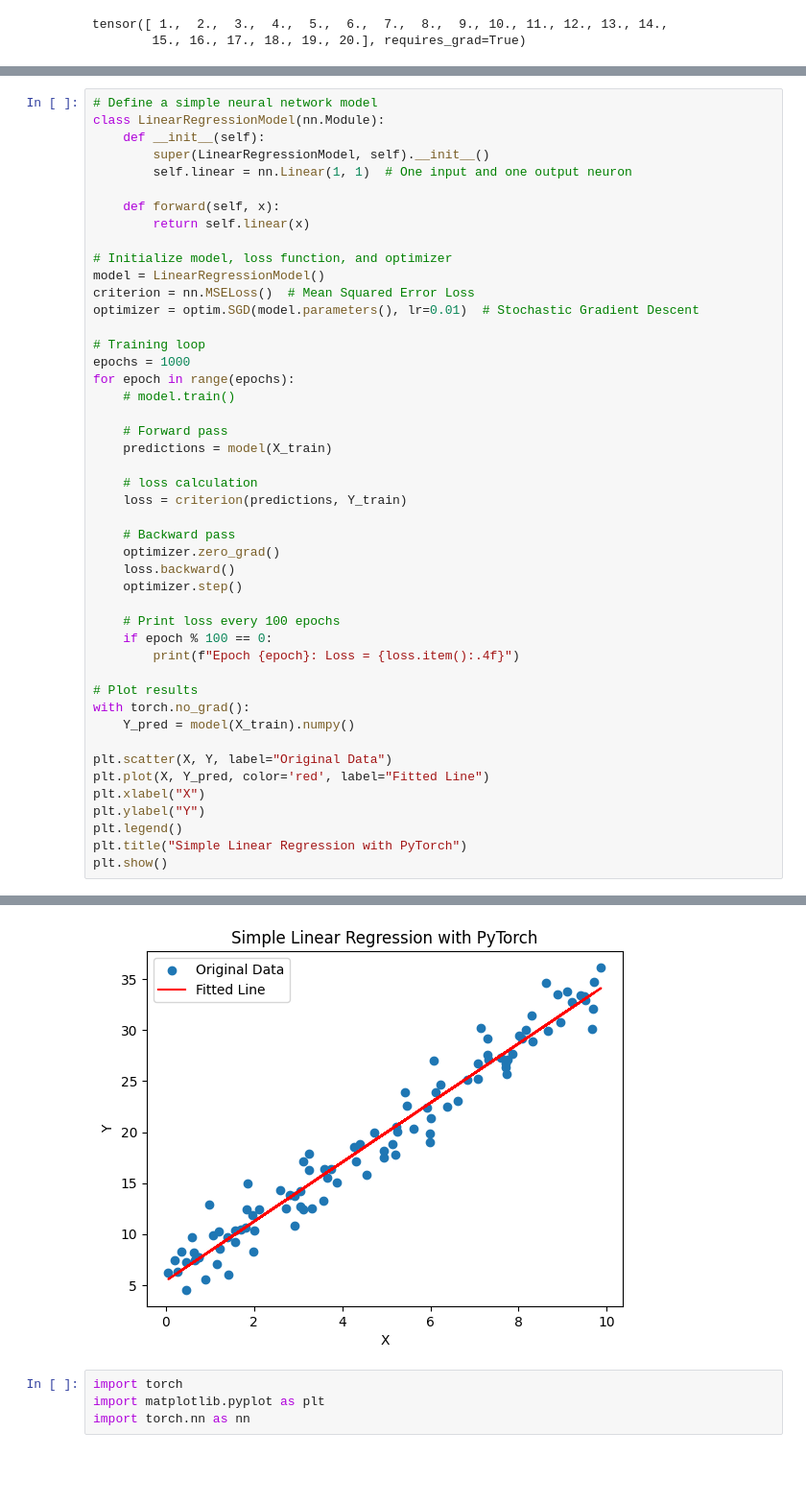
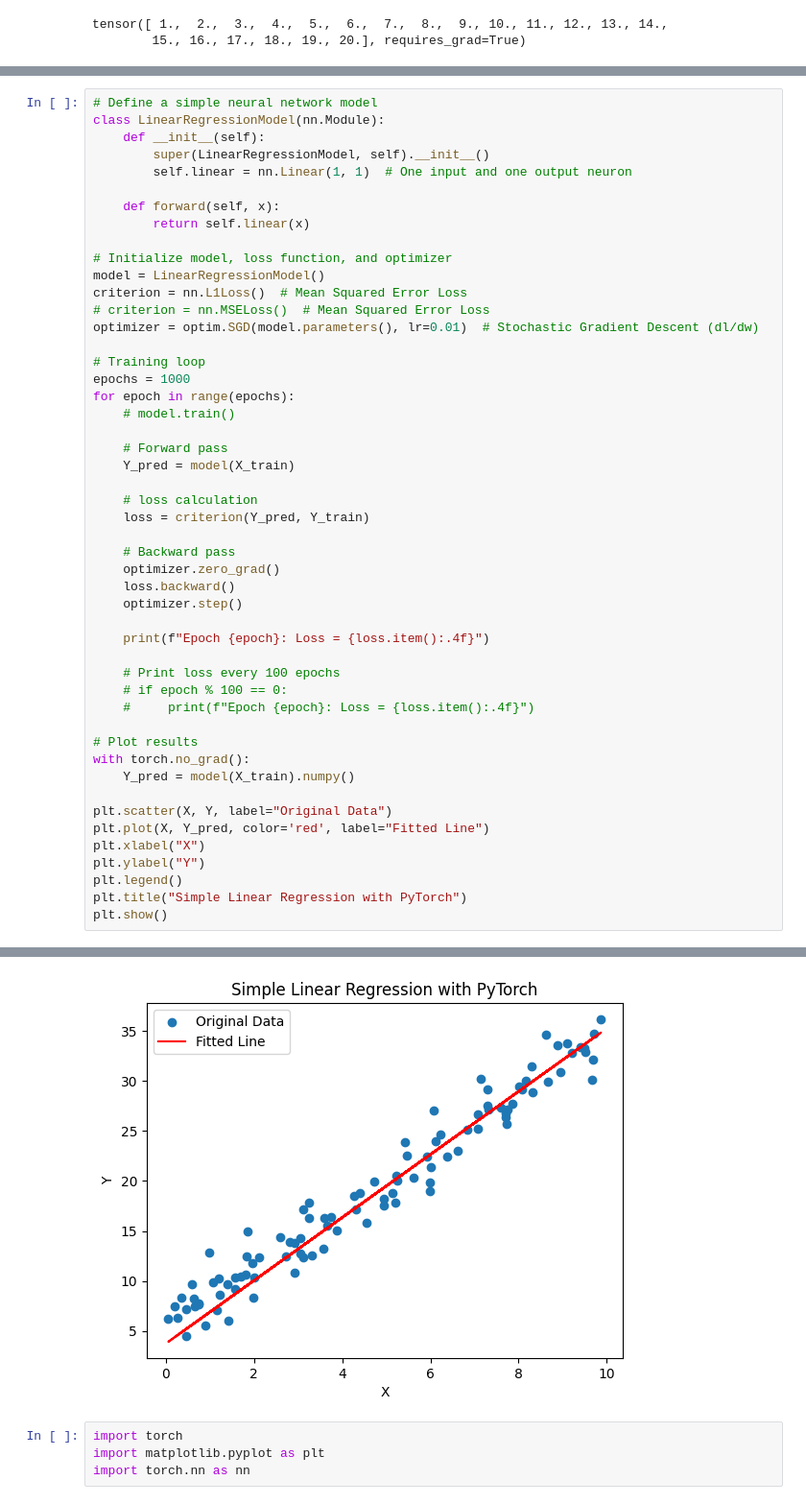
Before and after one commit to MDSALMANSHAMS/Learning, a Jupyter notebook: Python ML/1_Linear_Regression/2_SLR_with_NN.ipynb, the cells around one changed output, grey strips where cells are left out. Shown at 96% size. Drawn from its saved outputs; the diff is of its cells as text; blank space fills up the shorter version.

```diff
--- a/Python ML/1_Linear_Regression/2_SLR_with_NN.ipynb
+++ b/Python ML/1_Linear_Regression/2_SLR_with_NN.ipynb
@@ -46,8 +66,9 @@ class LinearRegressionModel(nn.Module):
 
 # Initialize model, loss function, and optimizer
 model = LinearRegressionModel()
-criterion = nn.MSELoss()  # Mean Squared Error Loss
-optimizer = optim.SGD(model.parameters(), lr=0.01)  # Stochastic Gradient Descent
+criterion = nn.L1Loss()  # Mean Squared Error Loss
+# criterion = nn.MSELoss()  # Mean Squared Error Loss
+optimizer = optim.SGD(model.parameters(), lr=0.01)  # Stochastic Gradient Descent (dl/dw)
 
 # Training loop
 epochs = 1000
@@ -55,19 +76,21 @@ for epoch in range(epochs):
     # model.train()
 
     # Forward pass
-    predictions = model(X_train)
+    Y_pred = model(X_train)
 
     # loss calculation
-    loss = criterion(predictions, Y_train)
+    loss = criterion(Y_pred, Y_train)
 
     # Backward pass
     optimizer.zero_grad()
     loss.backward()
     optimizer.step()
 
+    print(f"Epoch {epoch}: Loss = {loss.item():.4f}")
+
     # Print loss every 100 epochs
-    if epoch % 100 == 0:
-        print(f"Epoch {epoch}: Loss = {loss.item():.4f}")
+    # if epoch % 100 == 0:
+    #     print(f"Epoch {epoch}: Loss = {loss.item():.4f}")
 
 # Plot results
 with torch.no_grad():
@@ -94,4 +124,4 @@ Epoch 900: Loss = 3.2266
-[figure, old version]
+[figure, new version]
 # %%
 import torch
 import matplotlib.pyplot as plt
```
Also changed, not shown: parts of 6 cells of this notebook, 2 other files.
